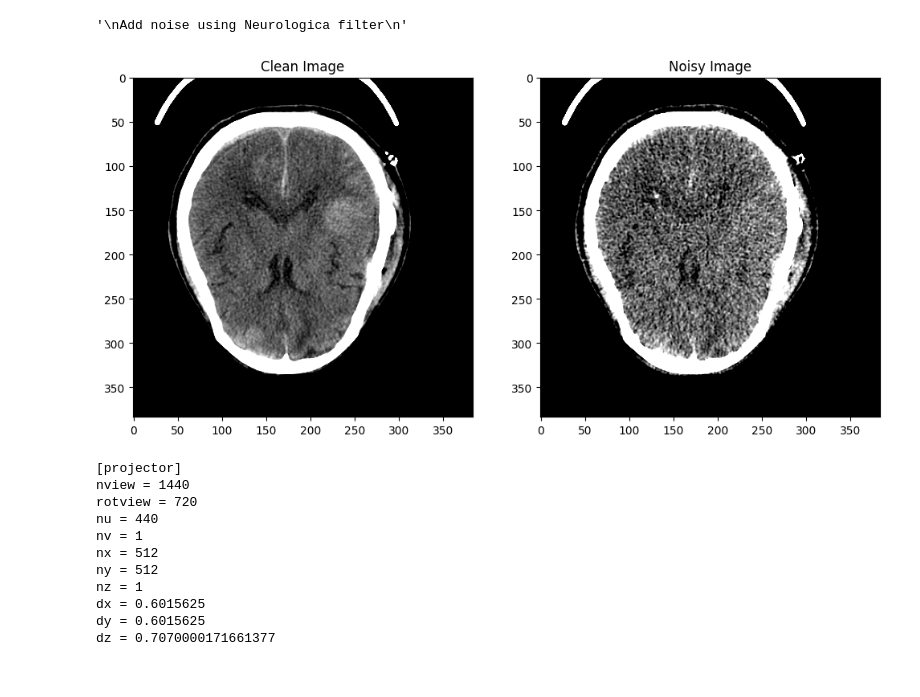
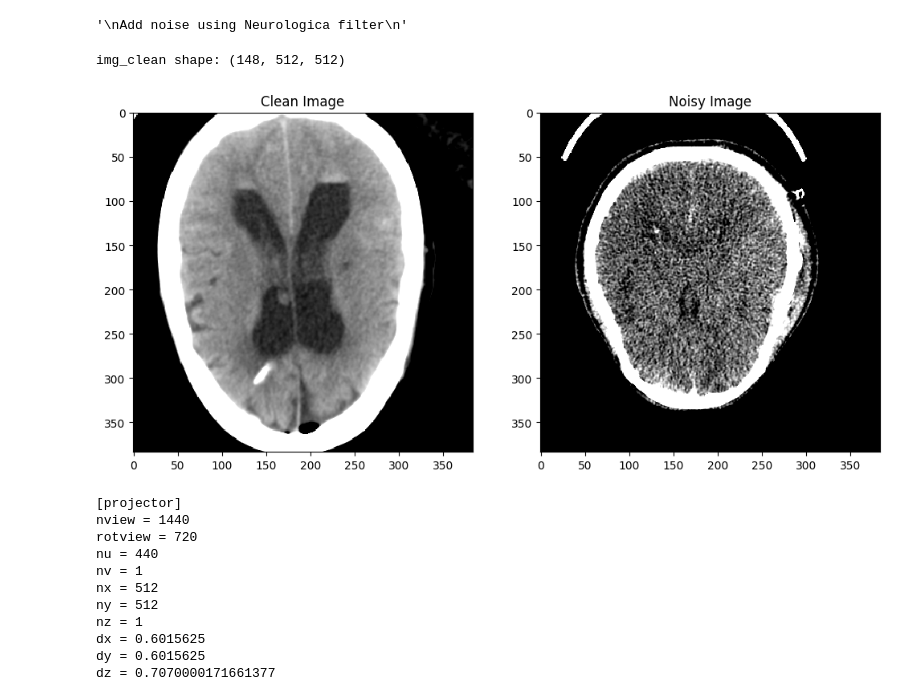
Before and after one commit to zhennongchen/Diffusion_denoising_thin_slice, a Jupyter notebook: noise_insertion_new/add_noise.ipynb, the cells around one changed output. Cells and saved outputs as stored; diff of their text form; code cells hidden in the pictures.

```diff
--- a/noise_insertion_new/add_noise.ipynb
+++ b/noise_insertion_new/add_noise.ipynb
@@ -14,26 +14,30 @@ import ct_projector.projector.numpy.parallel as ct_para
 # %%
 # Load the images, we investigate a thick slice and thin slice
 # We will add noise to the thick slice so it looks like the thin slice
 
 sitk_img_clean = sitk.ReadImage('soft_5mm_0.nii.gz')
+sitk_img_clean = sitk.ReadImage('/mnt/camca_NAS/denoising/Data/fixedCT/00214938/0000455723/img_thinslice.nii.gz')
 sitk_img_noise = sitk.ReadImage('soft_thins_0.nii.gz')
+# sitk_img_noise = sitk.ReadImage('/mnt/camca_NAS/denoising/Data/fixedCT/00214938/0000455723/img_thinslice.nii.gz')
 
 img_clean = sitk.GetArrayFromImage(sitk_img_clean).astype(np.float32)
 img_noise = sitk.GetArrayFromImage(sitk_img_noise).astype(np.float32)
 
 img_clean[img_clean < -1024] = -1024
 img_noise[img_noise < -1024] = -1024
+print('img_clean shape:', img_clean.shape)
 
 plt.figure(figsize=(12, 6))
 plt.subplot(1, 2, 1)
 plt.imshow(img_clean[img_clean.shape[0] // 2, 64:-64, 64:-64], cmap='gray', vmin=0, vmax=80)
 plt.title('Clean Image')
 plt.subplot(1, 2, 2)
 plt.imshow(img_noise[img_noise.shape[0] // 2, 64:-64, 64:-64], cmap='gray', vmin=0, vmax=80)
 plt.title('Noisy Image')
 plt.show()
 # %% [output]
+img_clean shape: (148, 512, 512)
-[figure, old version]
+[figure, new version]
 # %%
 # Load the 2d geometry
 projector = ct_para.ct_projector()
```
Also changed, not shown: parts of 3 cells of this notebook, 9 other files.
